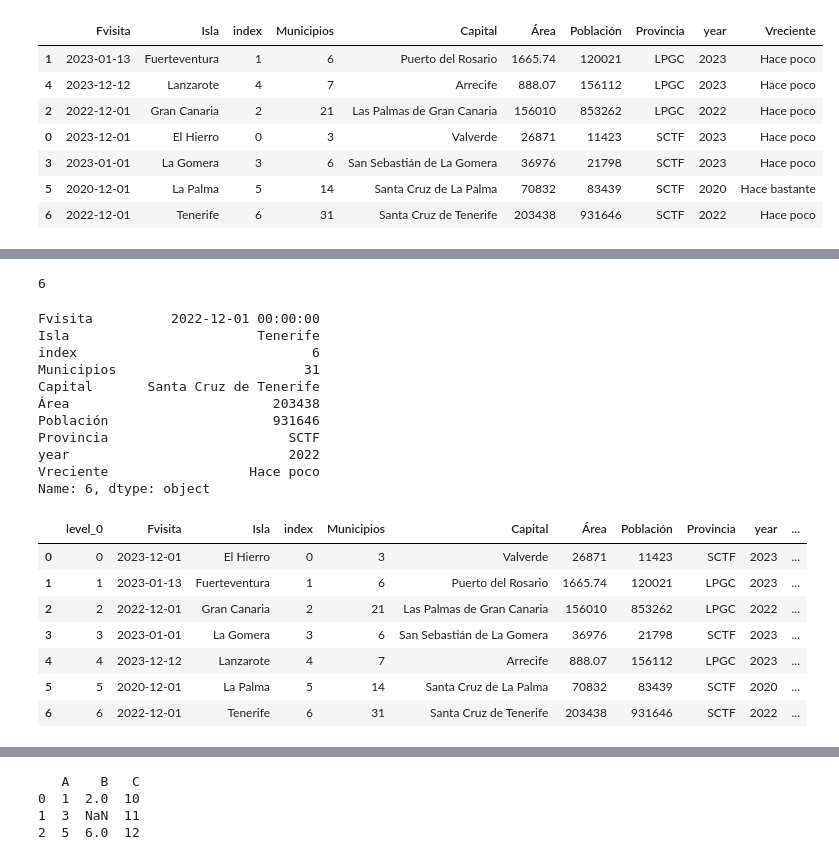
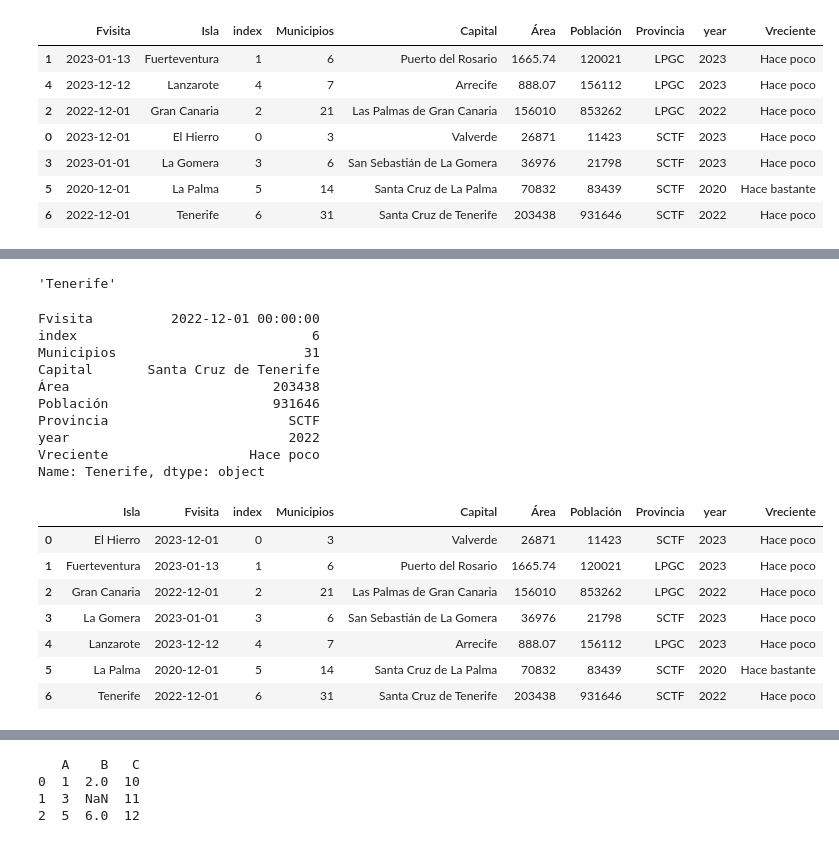
Before and after one commit to flightcomp/eia, a Jupyter notebook: pria/python/pandas/pandas0.ipynb, the cells around one changed output, grey strips where cells are left out. Cells and saved outputs as stored; diff of their text form; code cells hidden in the pictures.

```diff
--- a/pria/python/pandas/pandas0.ipynb
+++ b/pria/python/pandas/pandas0.ipynb
@@ -322,6 +315,7 @@ df
 | 6 | 2022-12-01 | Tenerife | 6 | 31 | Santa Cruz de Tenerife | 203438 | 931646 | SCTF | 2022 | Hace poco |
 # %%
 from pandas.api.types import CategoricalDtype
-df["Vreciente"].astype("category")
-df
+# Creamos las categorías a partir de las cadenas existentes, no es una operación in-place
+df["VrecienteCat"]=df["Vreciente"].astype("category")
+df.memory_usage()
 # %% [output]
@@ -382,5 +383,3 @@ df.sort_values(by=["Provincia" , "Población" ])
 | 3 | 2023-01-01 | La Gomera | 3 | 6 | San Sebastián de La Gomera | 36976 | 21798 | SCTF | 2023 | Hace poco |
 | 5 | 2020-12-01 | La Palma | 5 | 14 | Santa Cruz de La Palma | 70832 | 83439 | SCTF | 2020 | Hace bastante |
 | 6 | 2022-12-01 | Tenerife | 6 | 31 | Santa Cruz de Tenerife | 203438 | 931646 | SCTF | 2022 | Hace poco |
-# %%
-df.set_index("Isla")
@@ -397,28 +386,29 @@ df.set_index("Isla")
 # %%
-# idxmax devuelve una serie con el indice del valor máximo para cada columna
+df = df.set_index("Isla")
+# idxmax devuelve una serie con la etiqueta del valor máximo para cada columna
 df["Población"].idxmax()
 # %% [output]
-6
+'Tenerife'
 # %%
 print(df.loc[df["Población"].idxmax()])
-df.reset_index()
+df = df.reset_index()
+df
 # %% [output]
 Fvisita          2022-12-01 00:00:00
-Isla                        Tenerife
 index                              6
 Municipios                        31
 Capital       Santa Cruz de Tenerife
 Área                          203438
 Población                     931646
 Provincia                       SCTF
 year                            2022
 Vreciente                  Hace poco
-Name: 6, dtype: object
+Name: Tenerife, dtype: object
-|  | level_0 | Fvisita | Isla | index | Municipios | Capital | Área | Población | Provincia | year | ... |
-| 0 | 0 | 2023-12-01 | El Hierro | 0 | 3 | Valverde | 26871 | 11423 | SCTF | 2023 | ... |
-| 1 | 1 | 2023-01-13 | Fuerteventura | 1 | 6 | Puerto del Rosario | 1665.74 | 120021 | LPGC | 2023 | ... |
-| 2 | 2 | 2022-12-01 | Gran Canaria | 2 | 21 | Las Palmas de Gran Canaria | 156010 | 853262 | LPGC | 2022 | ... |
-| 3 | 3 | 2023-01-01 | La Gomera | 3 | 6 | San Sebastián de La Gomera | 36976 | 21798 | SCTF | 2023 | ... |
-| 4 | 4 | 2023-12-12 | Lanzarote | 4 | 7 | Arrecife | 888.07 | 156112 | LPGC | 2023 | ... |
-| 5 | 5 | 2020-12-01 | La Palma | 5 | 14 | Santa Cruz de La Palma | 70832 | 83439 | SCTF | 2020 | ... |
-| 6 | 6 | 2022-12-01 | Tenerife | 6 | 31 | Santa Cruz de Tenerife | 203438 | 931646 | SCTF | 2022 | ... |
+|  | Isla | Fvisita | index | Municipios | Capital | Área | Población | Provincia | year | Vreciente |
+| 0 | El Hierro | 2023-12-01 | 0 | 3 | Valverde | 26871 | 11423 | SCTF | 2023 | Hace poco |
+| 1 | Fuerteventura | 2023-01-13 | 1 | 6 | Puerto del Rosario | 1665.74 | 120021 | LPGC | 2023 | Hace poco |
+| 2 | Gran Canaria | 2022-12-01 | 2 | 21 | Las Palmas de Gran Canaria | 156010 | 853262 | LPGC | 2022 | Hace poco |
+| 3 | La Gomera | 2023-01-01 | 3 | 6 | San Sebastián de La Gomera | 36976 | 21798 | SCTF | 2023 | Hace poco |
+| 4 | Lanzarote | 2023-12-12 | 4 | 7 | Arrecife | 888.07 | 156112 | LPGC | 2023 | Hace poco |
+| 5 | La Palma | 2020-12-01 | 5 | 14 | Santa Cruz de La Palma | 70832 | 83439 | SCTF | 2020 | Hace bastante |
+| 6 | Tenerife | 2022-12-01 | 6 | 31 | Santa Cruz de Tenerife | 203438 | 931646 | SCTF | 2022 | Hace poco |
```
Also changed, not shown: parts of 18 cells of this notebook, 4 other files.
